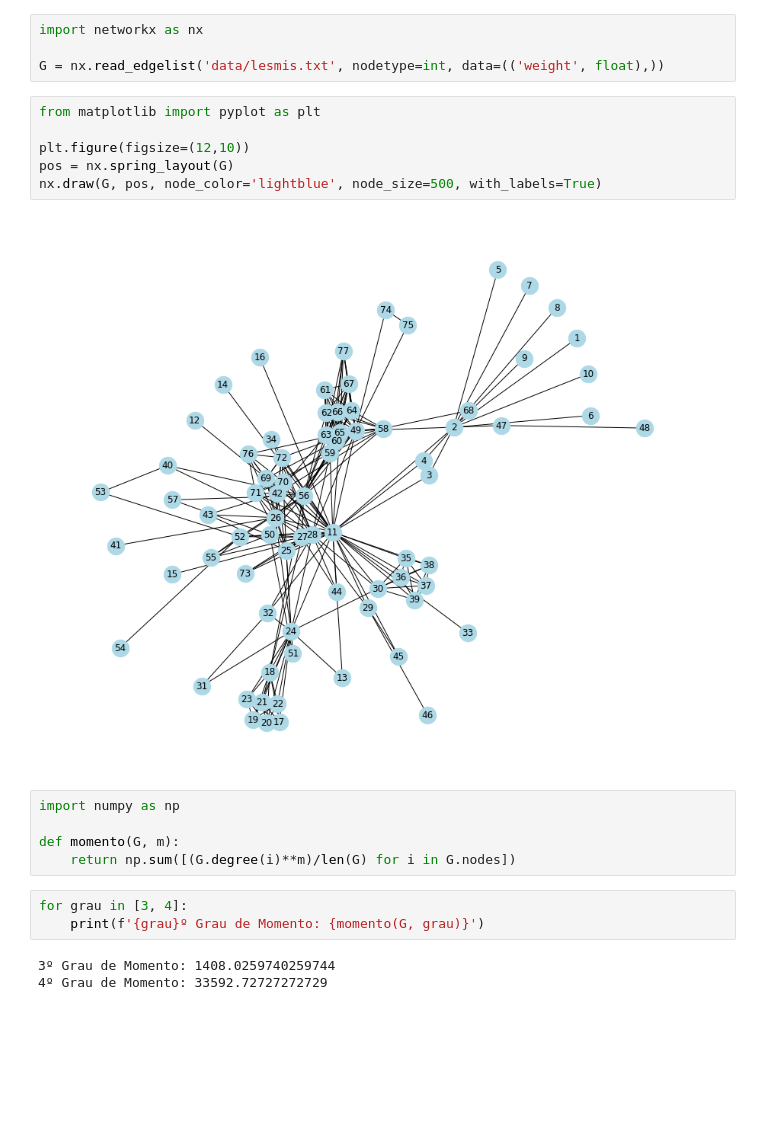
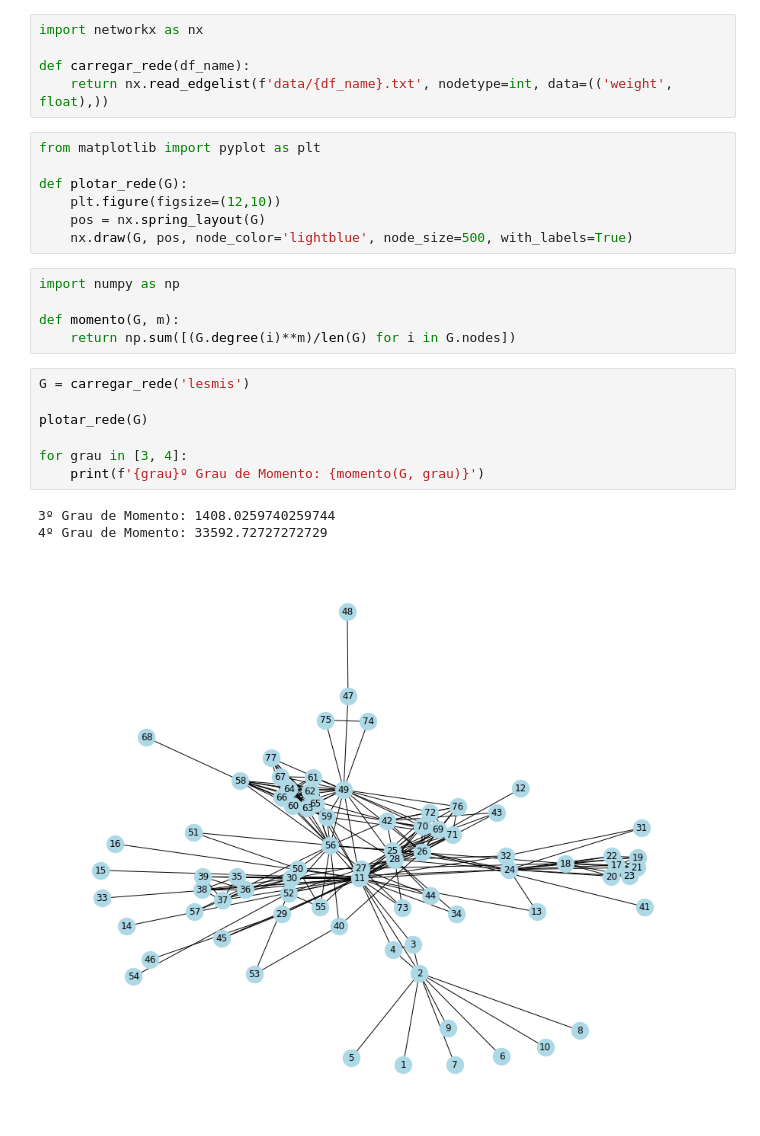
Before and after one commit to helbertmoreirapinto/SME0130-Redes-Complexas, a Jupyter notebook: ex1/exercicios.ipynb, the cells around one changed output. Drawn from its saved outputs; the diff is of its cells as text; blank space fills up the shorter version.

```diff
--- a/ex1/exercicios.ipynb
+++ b/ex1/exercicios.ipynb
@@ -1,23 +1,28 @@
 # %%
 import networkx as nx
 
-G = nx.read_edgelist('data/lesmis.txt', nodetype=int, data=(('weight', float),))
+def carregar_rede(df_name):
+    return nx.read_edgelist(f'data/{df_name}.txt', nodetype=int, data=(('weight', float),))
 # %%
 from matplotlib import pyplot as plt
 
-plt.figure(figsize=(12,10))
-pos = nx.spring_layout(G)
-nx.draw(G, pos, node_color='lightblue', node_size=500, with_labels=True)
+def plotar_rede(G):
+    plt.figure(figsize=(12,10))
+    pos = nx.spring_layout(G)
+    nx.draw(G, pos, node_color='lightblue', node_size=500, with_labels=True)
-# %% [output]
-[figure, removed]
 # %%
 import numpy as np
 
 def momento(G, m):
     return np.sum([(G.degree(i)**m)/len(G) for i in G.nodes])
 # %%
+G = carregar_rede('lesmis')
+
+plotar_rede(G)
+
 for grau in [3, 4]:
     print(f'{grau}º Grau de Momento: {momento(G, grau)}')
 # %% [output]
 3º Grau de Momento: 1408.0259740259744
 4º Grau de Momento: 33592.72727272729
+[figure, added]
```
